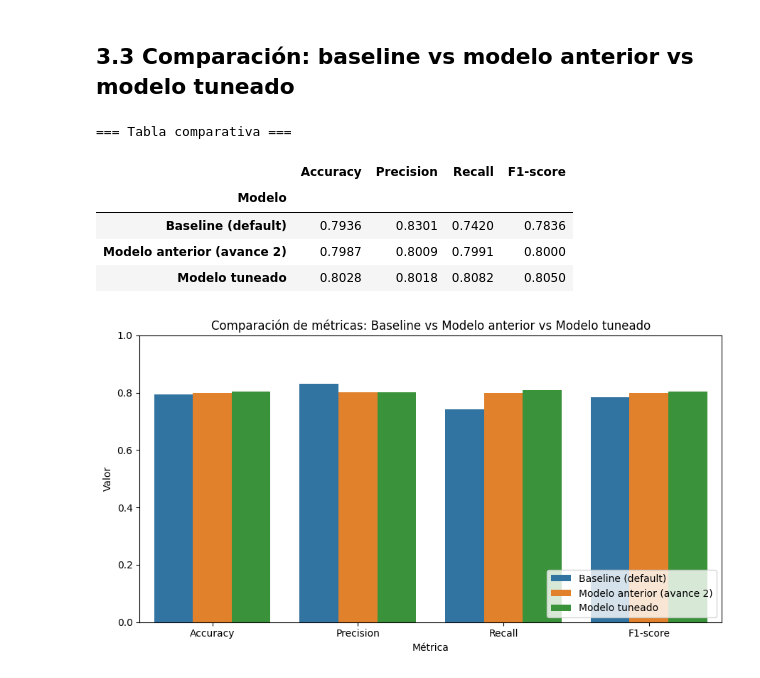
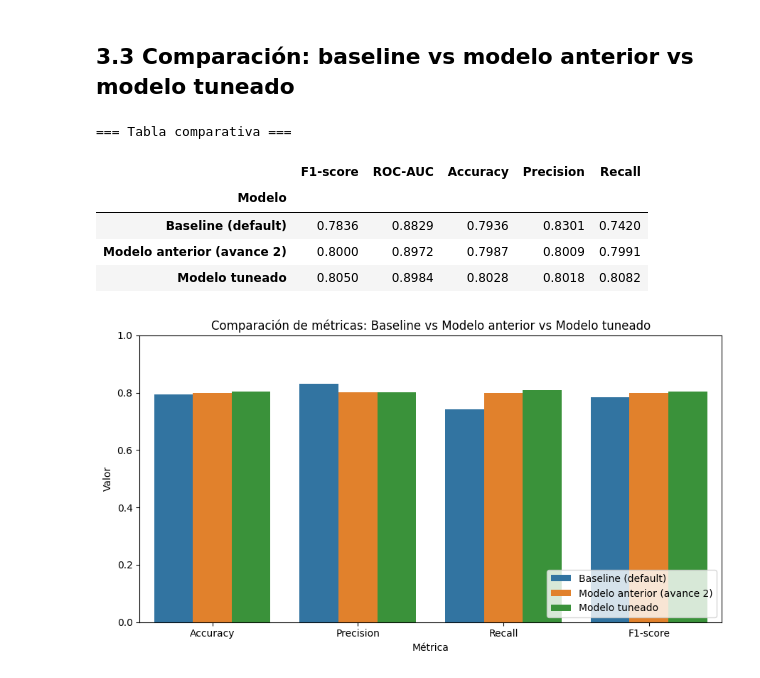
Before and after one commit to A01801224/TC3009C-RI, a Jupyter notebook: Notebooks/Reto_Tercer_Avance_Spaceship_Titanic.ipynb, the cells around one changed output. Cells and saved outputs as stored; diff of their text form; code cells hidden in the pictures.

Commit message:
Update Reto_Tercer_Avance_Spaceship_Titanic.ipynb
commit to main

```diff
--- a/Notebooks/Reto_Tercer_Avance_Spaceship_Titanic.ipynb
+++ b/Notebooks/Reto_Tercer_Avance_Spaceship_Titanic.ipynb
@@ -532,30 +538,32 @@ Están casi parejos (168 vs 175 de 1,739), así que el modelo no se está inclin
 # %%
 def calcular_metricas(modelo, X, y, nombre):
     y_pred = modelo.predict(X)
+    y_proba = modelo.predict_proba(X)[:, 1]
     return {
         "Modelo": nombre,
+        "F1-score": f1_score(y, y_pred),
+        "ROC-AUC": roc_auc_score(y, y_proba),
         "Accuracy": accuracy_score(y, y_pred),
         "Precision": precision_score(y, y_pred),
         "Recall": recall_score(y, y_pred),
-        "F1-score": f1_score(y, y_pred),
     }
 
 resultados = [
     calcular_metricas(baseline_model, X_test, y_test, "Baseline (default)"),
     calcular_metricas(modelo_rf, X_test, y_test, "Modelo anterior (avance 2)"),
     calcular_metricas(modelo_rf_tuned, X_test, y_test, "Modelo tuneado"),
 ]
 
 tabla_comparativa = pd.DataFrame(resultados).set_index("Modelo")
 print("=== Tabla comparativa ===")
 tabla_comparativa.round(4)
 # %% [output]
 === Tabla comparativa ===
-|  | Accuracy | Precision | Recall | F1-score |
-| Modelo |  |  |  |  |
-| Baseline (default) | 0.7936 | 0.8301 | 0.7420 | 0.7836 |
-| Modelo anterior (avance 2) | 0.7987 | 0.8009 | 0.7991 | 0.8000 |
-| Modelo tuneado | 0.8028 | 0.8018 | 0.8082 | 0.8050 |
+|  | F1-score | ROC-AUC | Accuracy | Precision | Recall |
+| Modelo |  |  |  |  |  |
+| Baseline (default) | 0.7836 | 0.8829 | 0.7936 | 0.8301 | 0.7420 |
+| Modelo anterior (avance 2) | 0.8000 | 0.8972 | 0.7987 | 0.8009 | 0.7991 |
+| Modelo tuneado | 0.8050 | 0.8984 | 0.8028 | 0.8018 | 0.8082 |
 # %%
 tabla_plot = tabla_comparativa.reset_index().melt(
     id_vars="Modelo", var_name="Métrica", value_name="Valor"
```
Also changed, not shown: parts of 15 cells of this notebook.
